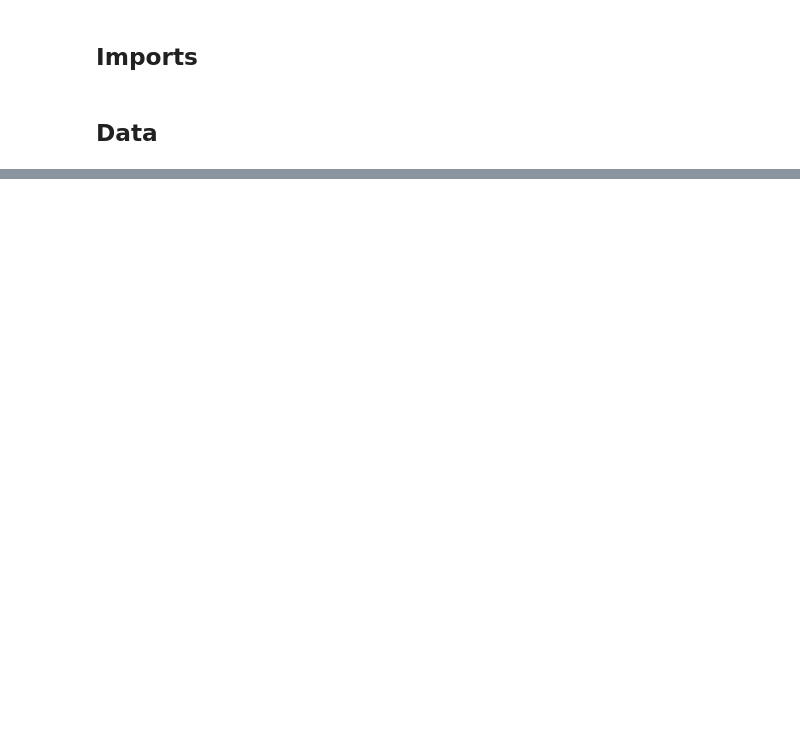
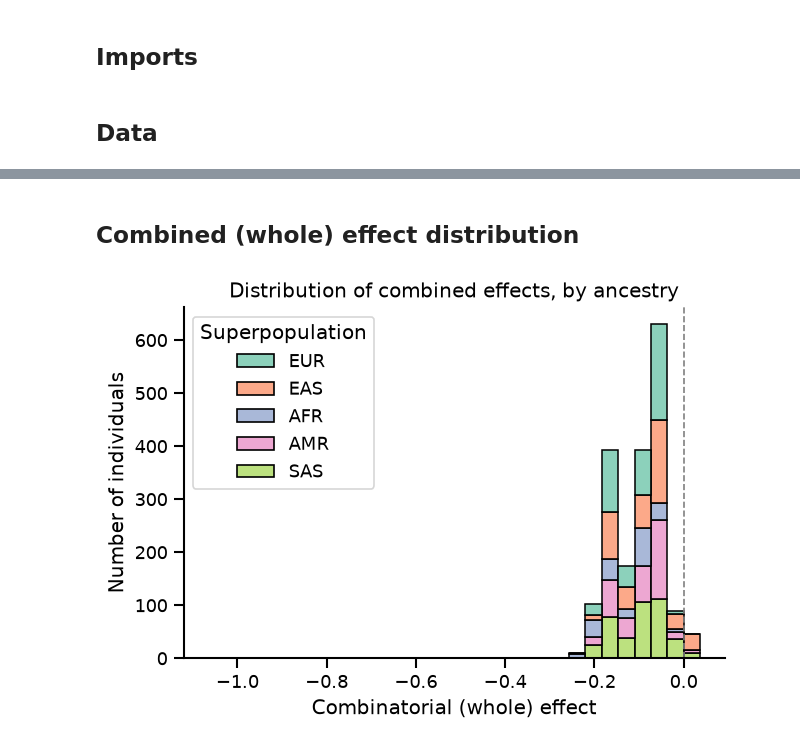
Before and after one commit to DiasFrazerGroup/wigttsoip, a Jupyter notebook: notebooks/hbb.ipynb, the cells around one changed output, grey strips where cells are left out. Drawn from its saved outputs; the diff is of its cells as text; code cells hidden in the pictures; blank space fills up the shorter version.

```diff
--- a/notebooks/hbb.ipynb
+++ b/notebooks/hbb.ipynb
@@ -458,0 +157,17 @@ HG00150 (synergy, whole=-0.358):
+# %% [markdown]
+## Combined (whole) effect distribution
+# %%
+# 1000 Genomes IGSR/NYGC population panel (see ## Data) confirms these individuals do
+# have ancestry labels - hued below by continental ancestry (Superpopulation).
+fig, ax = plt.subplots(figsize=(5.5, 4))
+sns.histplot(
+    data=combined, x="whole_score", hue="Superpopulation", bins=30,
+    multiple="stack", palette="Set2", ax=ax,
+)
+ax.axvline(0, color="gray", lw=1, ls="--")
+ax.set_xlabel("Combinatorial (whole) effect")
+ax.set_ylabel("Number of individuals")
+ax.set_title("Distribution of combined effects, by ancestry")
+fig.tight_layout()
+# %% [output]
+[figure, added]
```
Also changed, not shown: parts of 38 cells of this notebook, 10 other files.
